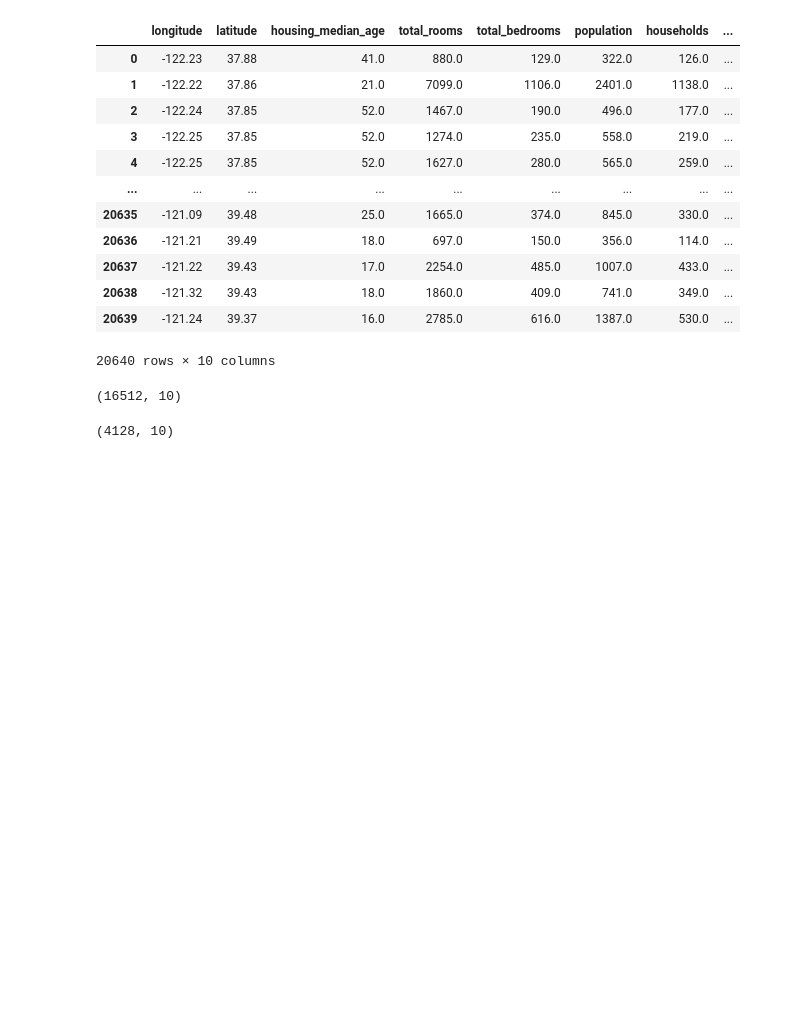
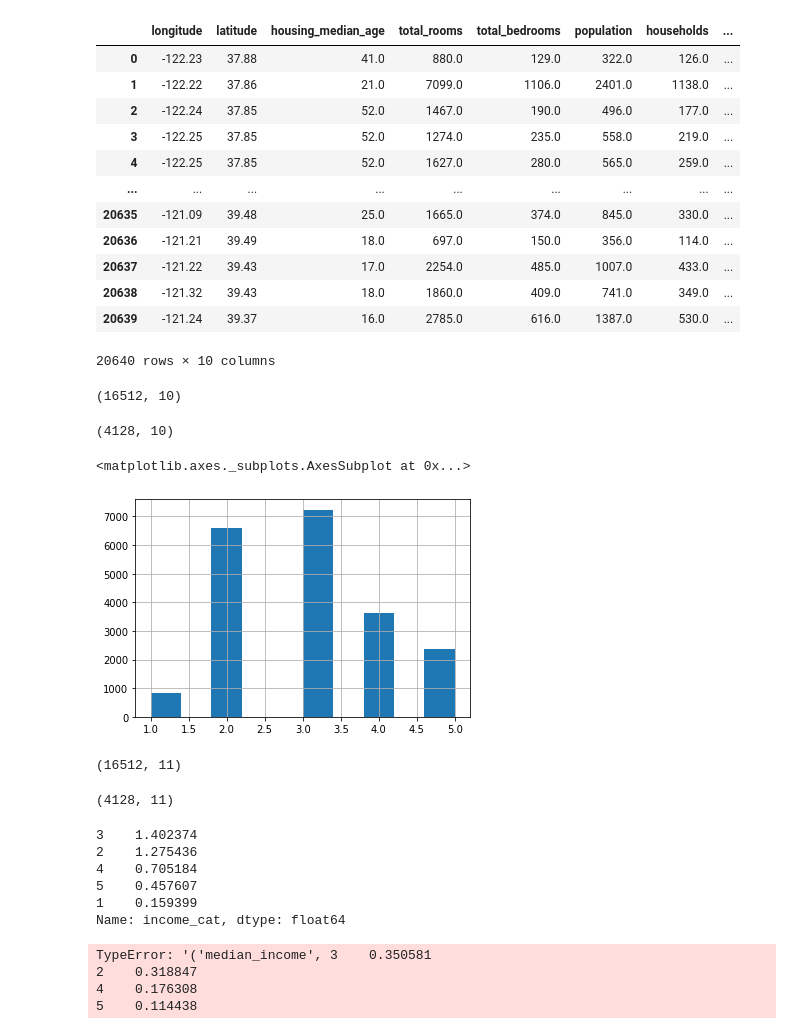
Before and after one commit to ChiehYuu/python_practice, a Jupyter notebook: O'Reilly/Practice_Aurélien_Géron/Chapter_2.ipynb, the cells around one changed output. Saved outputs shown, nothing was run; the diff lists cells and outputs as text; code cells hidden in the pictures; blank space fills up the shorter version.

```diff
--- a/O'Reilly/Practice_Aurélien_Géron/Chapter_2.ipynb
+++ b/O'Reilly/Practice_Aurélien_Géron/Chapter_2.ipynb
@@ -126,3 +126,39 @@ train_set_3.shape
 test_set_3.shape
 # %% [output]
 (4128, 10)
+# %%
+data['income_cat'] = pd.cut(data['median_income'], bins = [0., 1.5, 3., 4.5, 6., np.inf], labels = [1,2,3,4,5])
+data['income_cat'].hist()
+# %% [output]
+<matplotlib.axes._subplots.AxesSubplot at 0x...>
+[figure, added]
+# %%
+# 分層抽樣
+from sklearn.model_selection import StratifiedShuffleSplit
+split = StratifiedShuffleSplit(n_splits = 1, test_size = 0.2,random_state = 42)
+for train_index , test_index in split.split(data, data['income_cat']):
+    strat_train_set = data.loc[train_index]
+    strat_test_set = data.loc[test_index]
+strat_train_set.shape
+# %% [output]
+(16512, 11)
+# %%
+strat_test_set.shape
+# %% [output]
+(4128, 11)
+# %%
+strat_train_set['income_cat'].value_counts() / len(strat_test_set)
+# %% [output]
+3    1.402374
+2    1.275436
+4    0.705184
+5    0.457607
+1    0.159399
+Name: income_cat, dtype: float64
+# %%
+data['median_income',data['income_cat'].value_counts() / len(data)]
+# %% [output]
+TypeError: '('median_income', 3    0.350581
+2    0.318847
+4    0.176308
+5    0.114438
```
Also changed, not shown: parts of 1 cell of this notebook.
